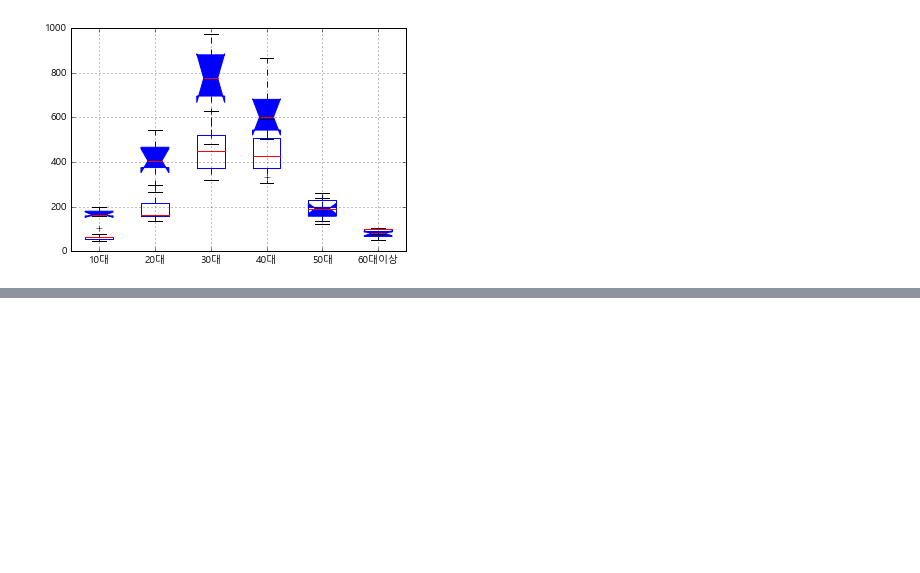
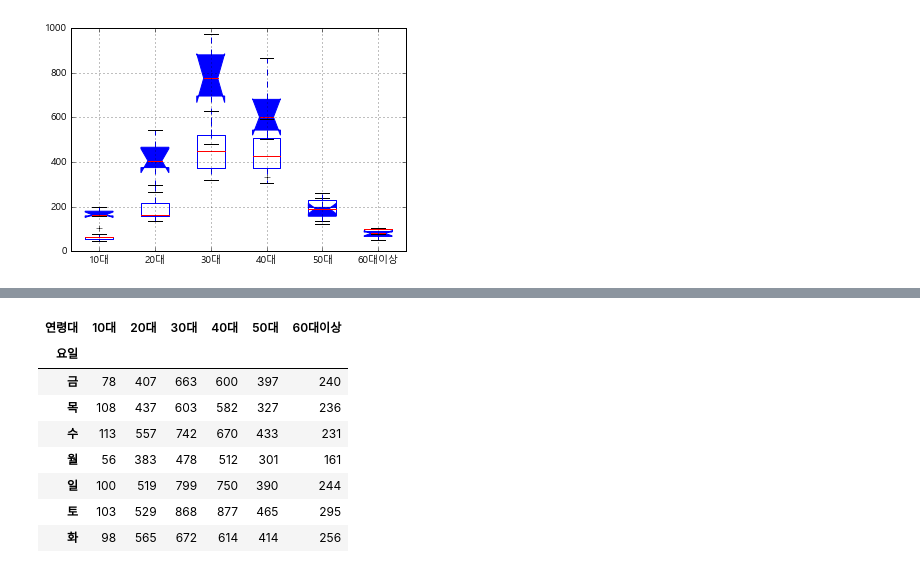
Before and after one commit to winnint77/small-project, a Jupyter notebook: 치킨집 배달과 중국집 배달의 지역별 상관관계.ipynb, the cells around one changed output, grey strips where cells are left out. Cells and saved outputs as stored; diff of their text form; code cells hidden in the pictures; blank space fills up the shorter version.

```diff
--- a/치킨집 배달과 중국집 배달의 지역별 상관관계.ipynb
+++ b/치킨집 배달과 중국집 배달의 지역별 상관관계.ipynb
@@ -366,0 +419,14 @@ plt.show()
+# %%
+df16 = pd.pivot_table(df16,'통화건수', aggfunc = sum, index=['요일'], columns='연령대')
+df18 = df16[['10대', '20대', '30대', '40대', '50대', '60대이상']]
+df18
+# %% [output]
+| 연령대 | 10대 | 20대 | 30대 | 40대 | 50대 | 60대이상 |
+| 요일 |  |  |  |  |  |  |
+| 금 | 78 | 407 | 663 | 600 | 397 | 240 |
+| 목 | 108 | 437 | 603 | 582 | 327 | 236 |
+| 수 | 113 | 557 | 742 | 670 | 433 | 231 |
+| 월 | 56 | 383 | 478 | 512 | 301 | 161 |
+| 일 | 100 | 519 | 799 | 750 | 390 | 244 |
+| 토 | 103 | 529 | 868 | 877 | 465 | 295 |
+| 화 | 98 | 565 | 672 | 614 | 414 | 256 |
```
Also changed, not shown: parts of 10 cells of this notebook.
